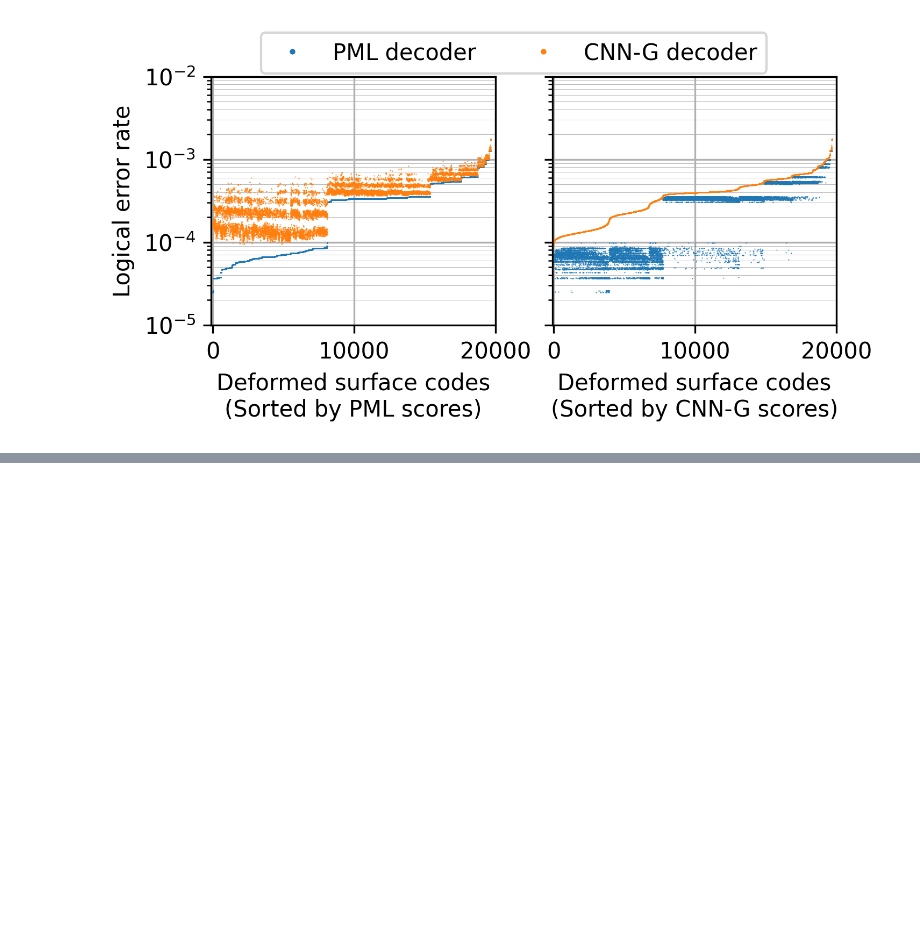
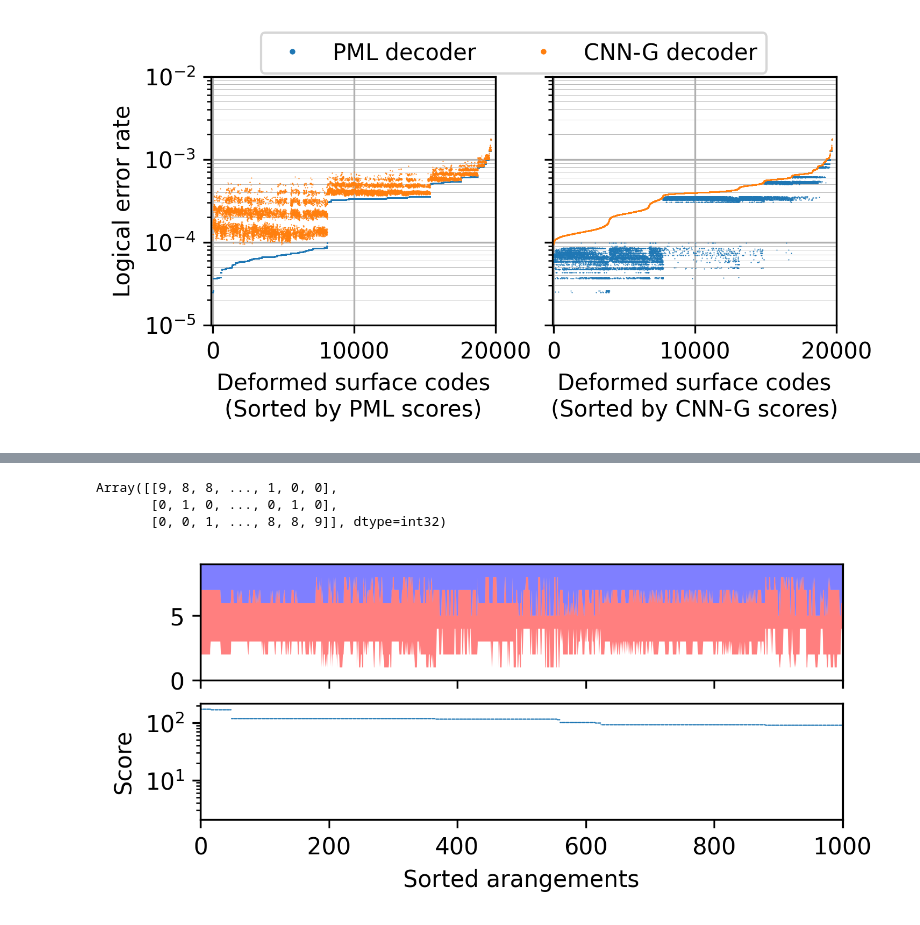
Before and after one commit to JuliusRye/QEC, a Jupyter notebook: Modules/fig_deformation_performance_comparison.ipynb, the cells around one changed output, grey strips where cells are left out. Drawn from its saved outputs; the diff is of its cells as text; code cells hidden in the pictures; blank space fills up the shorter version.

```diff
--- a/Modules/fig_deformation_performance_comparison.ipynb
+++ b/Modules/fig_deformation_performance_comparison.ipynb
@@ -61,3 +34,11 @@ plt.show()
 # %% [output]
 The PostScript backend does not support transparency; partially transparent artists will be rendered opaque.
 [figure]
+# %%
+deformations_included = jnp.array([0,2,3])
+m = deformations_included.shape[0] # Number of diferent deformations per qubit
+n = 9 # Number of data qubits that can have deformations
+all_deformations = jnp.zeros(shape=(m**n, n), dtype=jnp.int32) + jnp.arange(0, m**n)[:, None]
+all_deformations = (all_deformations // m**jnp.arange(0, n)) % m
+all_deformations = deformations_included[all_deformations]
+all_deformations
@@ -63,0 +53,34 @@ The PostScript backend does not support transparency; partially transparent arti
+# %%
+counts = jnp.array([(all_deformations == d).sum(axis=1) for d in deformations_included])
+counts
+# %% [output]
+Array([[9, 8, 8, ..., 1, 0, 0],
+       [0, 1, 0, ..., 0, 1, 0],
+       [0, 0, 1, ..., 8, 8, 9]], dtype=int32)
+# %%
+order = all_logical_error_rates_PML.argsort()
+
+fig, (ax1, ax2) = plt.subplots(2, 1, dpi=300, figsize=(5,2), sharex=True)
+
+baseline = jnp.zeros(shape=counts.shape[1])
+for count, color in zip(counts[:, order], ['white', 'red', 'blue']):
+    ax1.fill_between(
+        jnp.arange(0, m**n),
+        baseline,
+        baseline+count,
+        alpha=0.5,
+        color=color,
+        lw=0
+    )
+    baseline = baseline + count
+ax1.set_ylim(0, 9)
+
+ax2.plot(jnp.arange(0, m**n), -jnp.log10(.99) / all_logical_error_rates_PML[order], '.', ms=1, mew=0, label="PML decoder")
+ax2.set_ylabel("Score")
+ax2.set_xlabel("Sorted arangements")
+ax2.set_xlim(0, 1000)
+ax2.set_yscale('log')
+
+plt.show()
+# %% [output]
+[figure, added]
```
Also changed, not shown: parts of 2 cells of this notebook, 8 other files.
